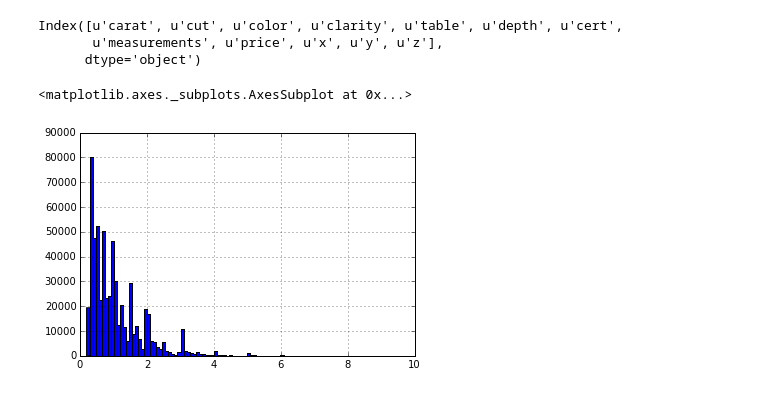
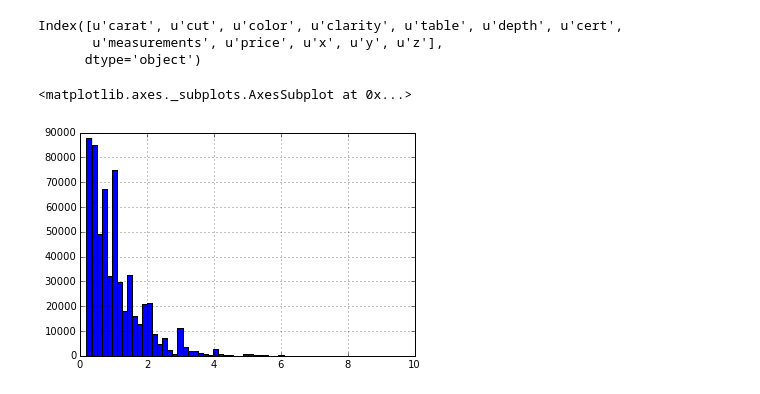
Before and after one commit to RawIron/data-hacks, a Jupyter notebook: ud651_6.ipynb, the cells around one changed output. Saved outputs shown, nothing was run; the diff lists cells and outputs as text; code cells hidden in the pictures.

```diff
--- a/ud651_6.ipynb
+++ b/ud651_6.ipynb
@@ -13,7 +13,7 @@ Index([u'carat', u'cut', u'color', u'clarity', u'table', u'depth', u'cert',
        u'measurements', u'price', u'x', u'y', u'z'],
       dtype='object')
 # %%
-df['carat'].hist(bins=100)
+df['carat'].hist(bins=60)
 # %% [output]
 <matplotlib.axes._subplots.AxesSubplot at 0x...>
-[figure, old version]
+[figure, new version]
```
Also changed, not shown: parts of 7 cells of this notebook.
